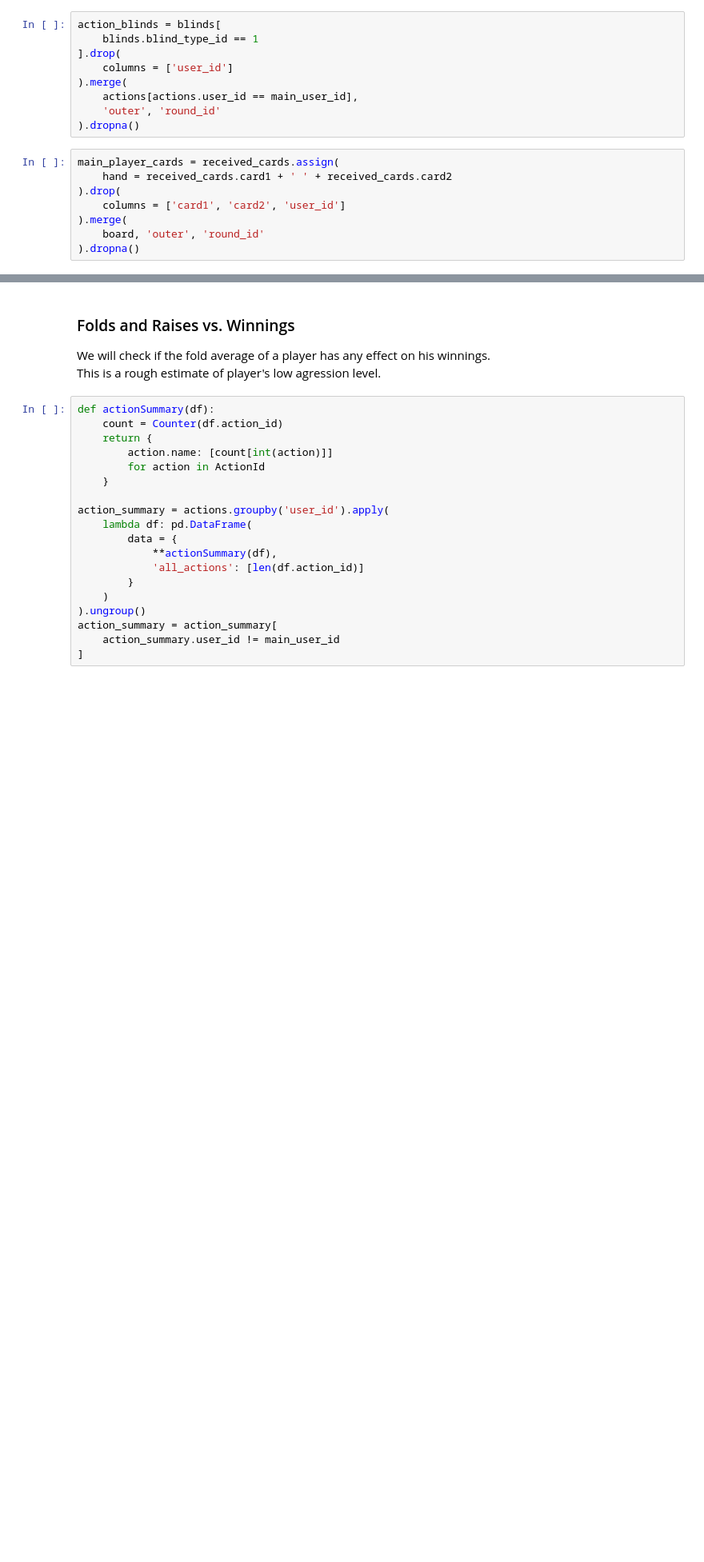
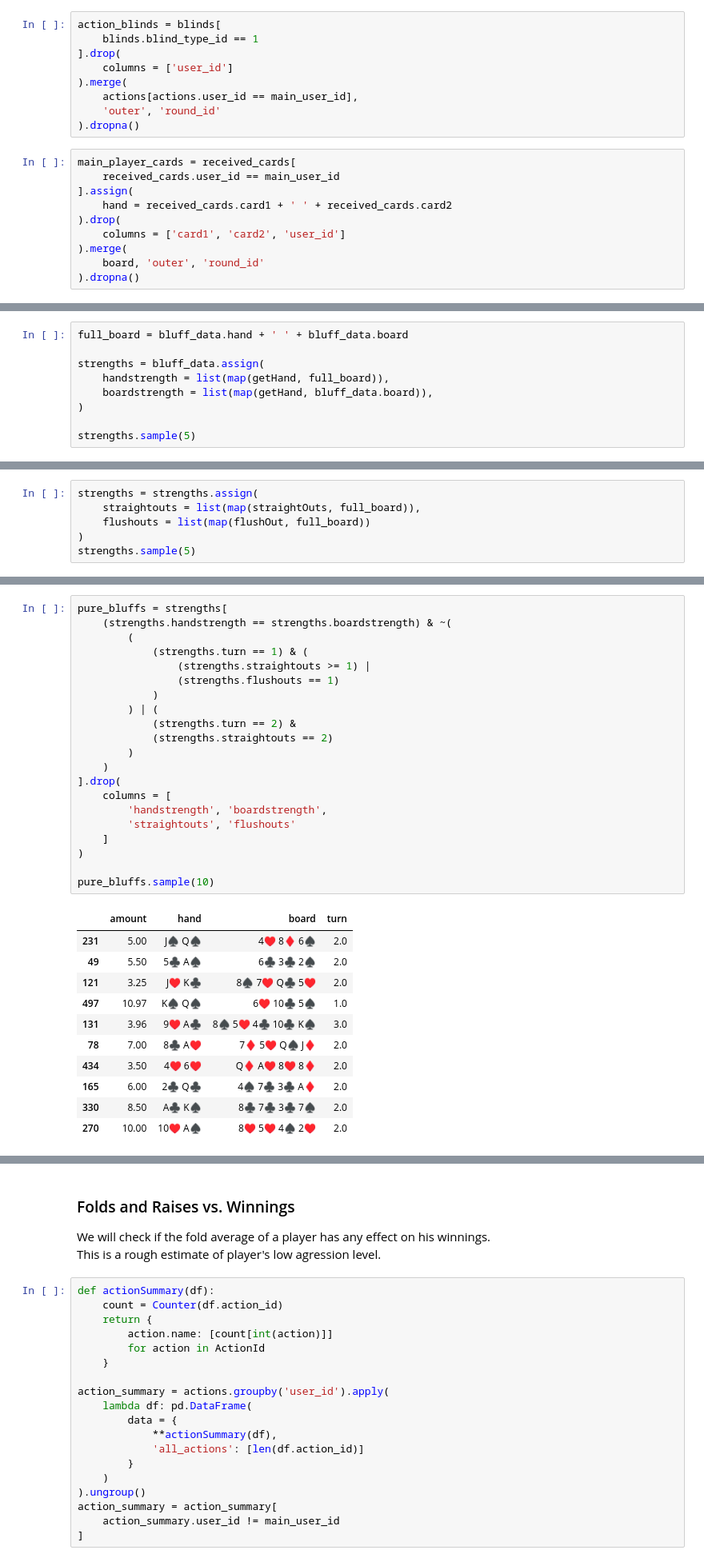
Before and after one commit to kuco23/PokerPlayerPatterns, a Jupyter notebook: notebook.ipynb, the cells around one changed output, grey strips where cells are left out. Shown: that part at 80% size. Saved outputs shown, nothing was run; the diff lists cells and outputs as text; blank space fills up the shorter version.

Commit message:
bluff advanced

```diff
--- a/notebook.ipynb
+++ b/notebook.ipynb
@@ -262,7 +266,9 @@ action_blinds = blinds[
     'outer', 'round_id'
 ).dropna()
 # %%
-main_player_cards = received_cards.assign(
+main_player_cards = received_cards[
+    received_cards.user_id == main_user_id
+].assign(
     hand = received_cards.card1 + ' ' + received_cards.card2
 ).drop(
     columns = ['card1', 'card2', 'user_id']
@@ -330,0 +294,9 @@ Now that we've got the info we can compare the winnings with bluffs and others.
+# %%
+full_board = bluff_data.hand + ' ' + bluff_data.board
+
+strengths = bluff_data.assign(
+    handstrength = list(map(getHand, full_board)),
+    boardstrength = list(map(getHand, bluff_data.board)),
+)
+
+strengths.sample(5)
@@ -330,0 +313,6 @@ Now that we've got the info we can compare the winnings with bluffs and others.
+# %%
+strengths = strengths.assign(
+    straightouts = list(map(straightOuts, full_board)),
+    flushouts = list(map(flushOut, full_board))
+)
+strengths.sample(5)
@@ -330,0 +330,33 @@ Now that we've got the info we can compare the winnings with bluffs and others.
+# %%
+pure_bluffs = strengths[
+    (strengths.handstrength == strengths.boardstrength) & ~(
+        (
+            (strengths.turn == 1) & (
+                (strengths.straightouts >= 1) |
+                (strengths.flushouts == 1)
+            )
+        ) | (
+            (strengths.turn == 2) &
+            (strengths.straightouts == 2)
+        )
+    )
+].drop(
+    columns = [
+        'handstrength', 'boardstrength',
+        'straightouts', 'flushouts'
+    ]
+)
+
+pure_bluffs.sample(10)
+# %% [output]
+|  | amount | hand | board | turn |
+| 231 | 5.00 | J♠ Q♠ | 4♥ 8♦ 6♠ | 2.0 |
+| 49 | 5.50 | 5♣ A♠ | 6♣ 3♣ 2♠ | 2.0 |
+| 121 | 3.25 | J♥ K♣ | 8♠ 7♥ Q♣ 5♥ | 2.0 |
+| 497 | 10.97 | K♠ Q♠ | 6♥ 10♣ 5♠ | 1.0 |
+| 131 | 3.96 | 9♥ A♣ | 8♠ 5♥ 4♣ 10♣ K♠ | 3.0 |
+| 78 | 7.00 | 8♣ A♥ | 7♦ 5♥ Q♠ J♦ | 2.0 |
+| 434 | 3.50 | 4♥ 6♥ | Q♦ A♥ 8♥ 8♦ | 2.0 |
+| 165 | 6.00 | 2♣ Q♣ | 4♠ 7♣ 3♣ A♦ | 2.0 |
+| 330 | 8.50 | A♣ K♠ | 8♣ 7♣ 3♣ 7♠ | 2.0 |
+| 270 | 10.00 | 10♥ A♠ | 8♥ 5♥ 4♠ 2♥ | 2.0 |
```
Also changed, not shown: parts of 12 cells of this notebook, 6 other files.
